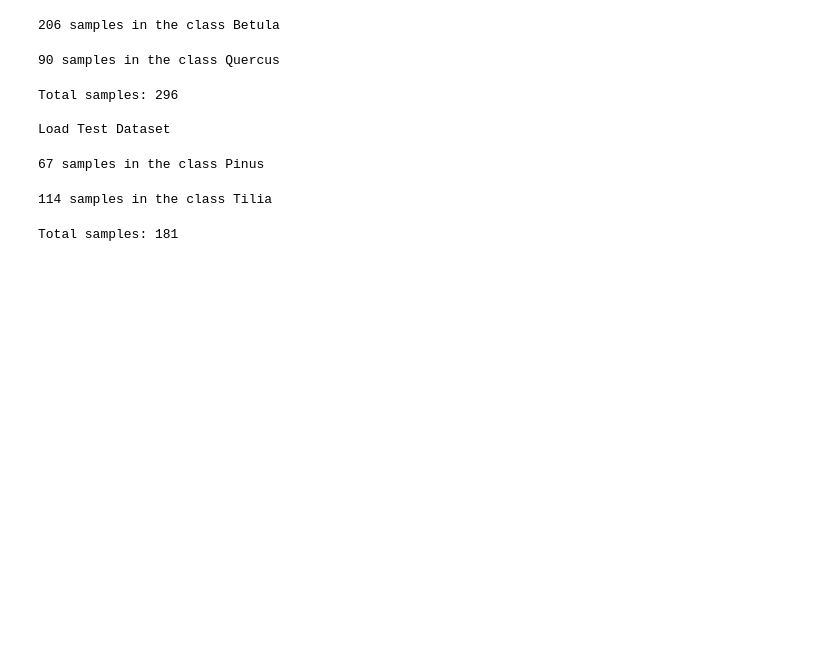
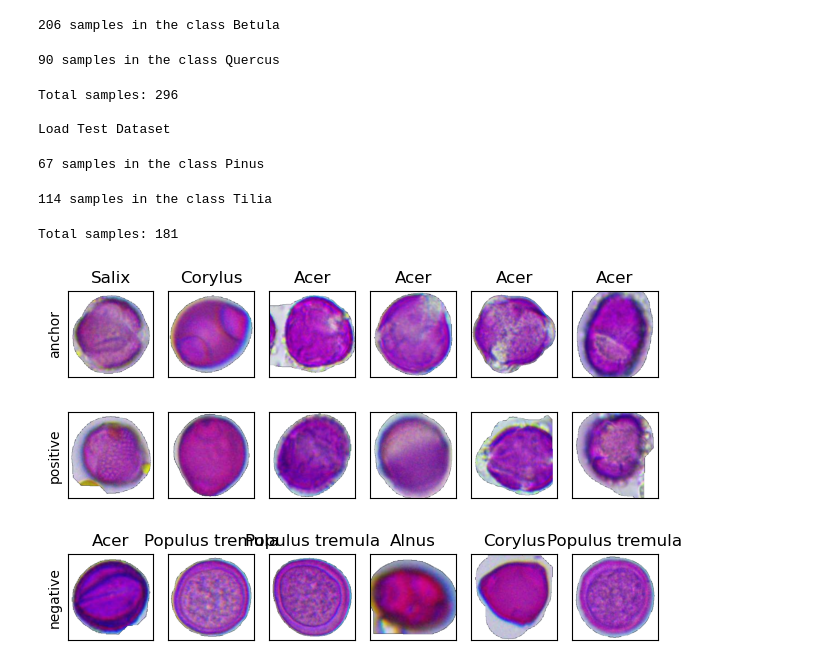
Before and after one commit to Digiratory/Pollen-Analyzer, a Jupyter notebook: Classification/HyperparameterTuning/hpo.ipynb, the cells around one changed output. Drawn from its saved outputs; the diff is of its cells as text; code cells hidden in the pictures; blank space fills up the shorter version.

Commit message:
Add plots, update hp set

```diff
--- a/Classification/HyperparameterTuning/hpo.ipynb
+++ b/Classification/HyperparameterTuning/hpo.ipynb
@@ -157,3 +227,13 @@ test_loader = torch.utils.data.DataLoader(
     shuffle= True,
     num_workers= 6
 )
+# %%
+for anchor, positive, negative, label, negative_label in training_loader:
+    plot(anchor[:6], row_title=["anchor"], labels=label[:6])
+    plot(positive[:6], row_title=["positive"])
+    plot(negative[:6], row_title=["negative"], labels=negative_label[:6])
+    break
+# %% [output]
+[figure, added]
+[figure, added]
+[figure, added]
```
Also changed, not shown: parts of 16 cells of this notebook.
